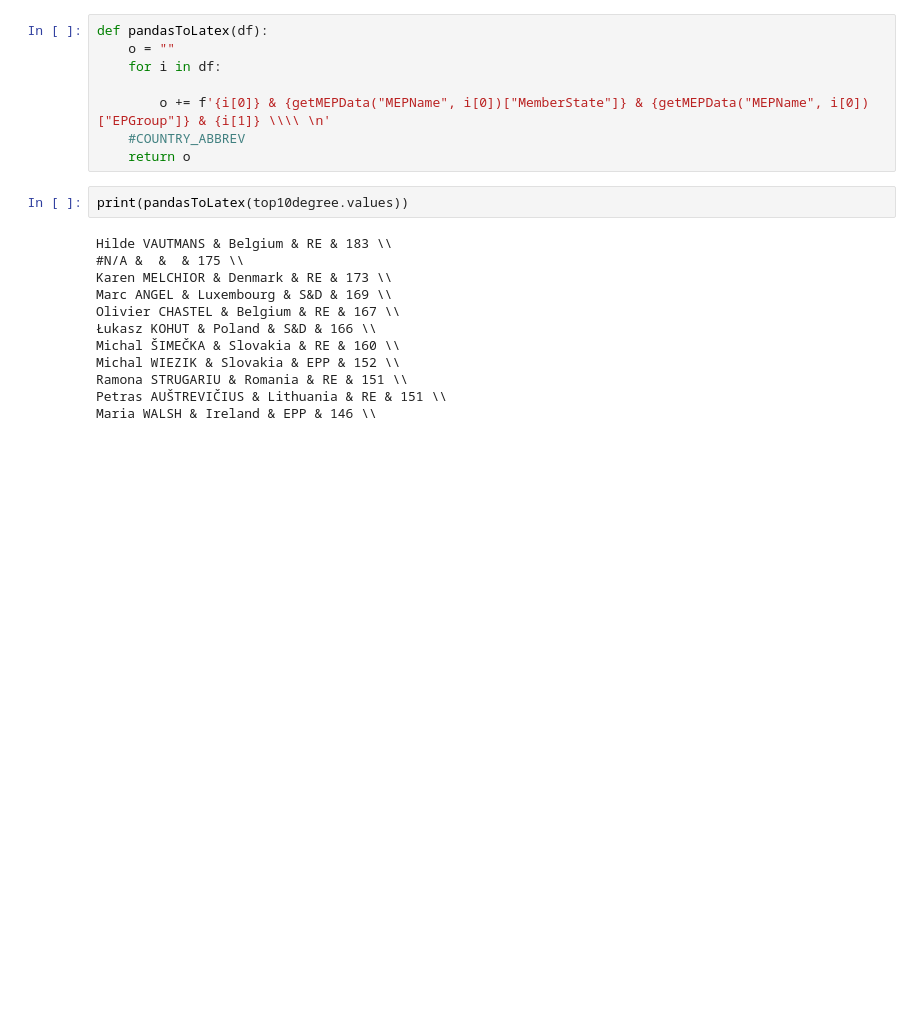
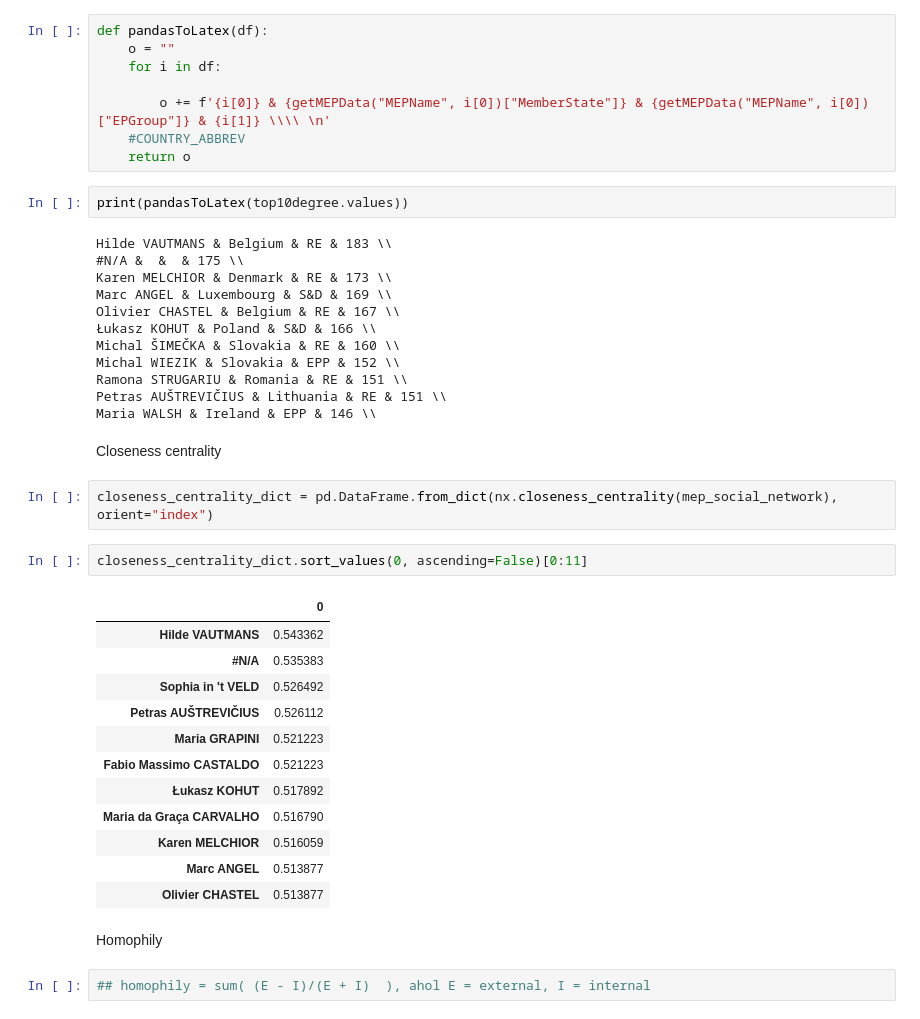
Before and after one commit to maritsm/temalabor-2023, a Jupyter notebook: temalabor.ipynb, the cells around one changed output. Drawn from its saved outputs; the diff is of its cells as text; blank space fills up the shorter version.

Commit message:
closeness centrality

```diff
--- a/temalabor.ipynb
+++ b/temalabor.ipynb
@@ -407,3 +442,26 @@ Michal WIEZIK & Slovakia & EPP & 152 \\
 Ramona STRUGARIU & Romania & RE & 151 \\
 Petras AUŠTREVIČIUS & Lithuania & RE & 151 \\
 Maria WALSH & Ireland & EPP & 146 \\
+# %% [markdown]
+Closeness centrality
+# %%
+closeness_centrality_dict = pd.DataFrame.from_dict(nx.closeness_centrality(mep_social_network), orient="index")
+# %%
+closeness_centrality_dict.sort_values(0, ascending=False)[0:11]
+# %% [output]
+|  | 0 |
+| Hilde VAUTMANS | 0.543362 |
+| #N/A | 0.535383 |
+| Sophia in 't VELD | 0.526492 |
+| Petras AUŠTREVIČIUS | 0.526112 |
+| Maria GRAPINI | 0.521223 |
+| Fabio Massimo CASTALDO | 0.521223 |
+| Łukasz KOHUT | 0.517892 |
+| Maria da Graça CARVALHO | 0.516790 |
+| Karen MELCHIOR | 0.516059 |
+| Marc ANGEL | 0.513877 |
+| Olivier CHASTEL | 0.513877 |
+# %% [markdown]
+Homophily
+# %%
+## homophily = sum( (E - I)/(E + I)  ), ahol E = external, I = internal
```
Also changed, not shown: parts of 9 cells of this notebook.
